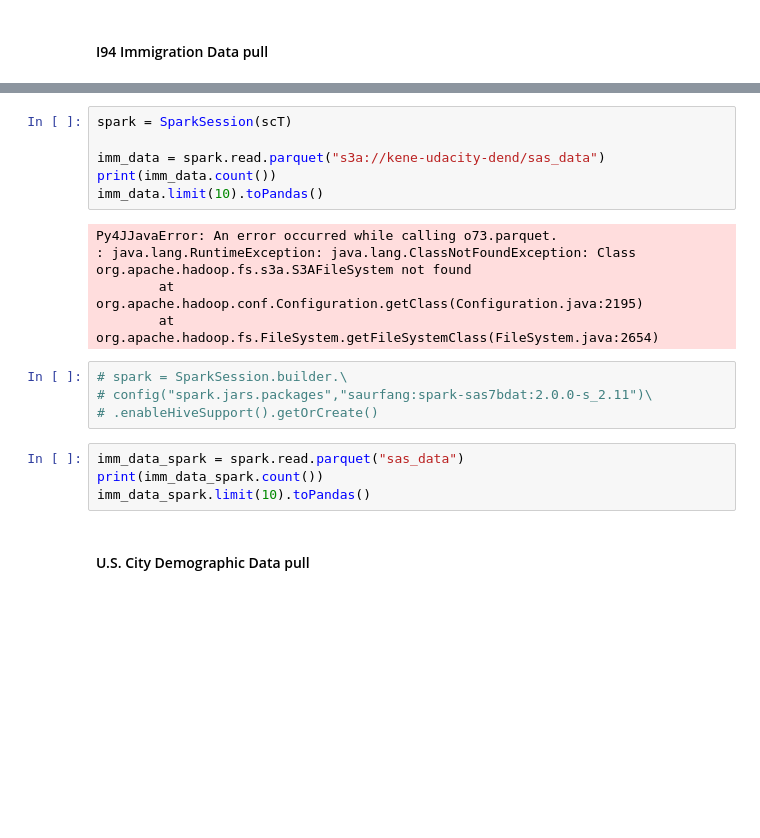
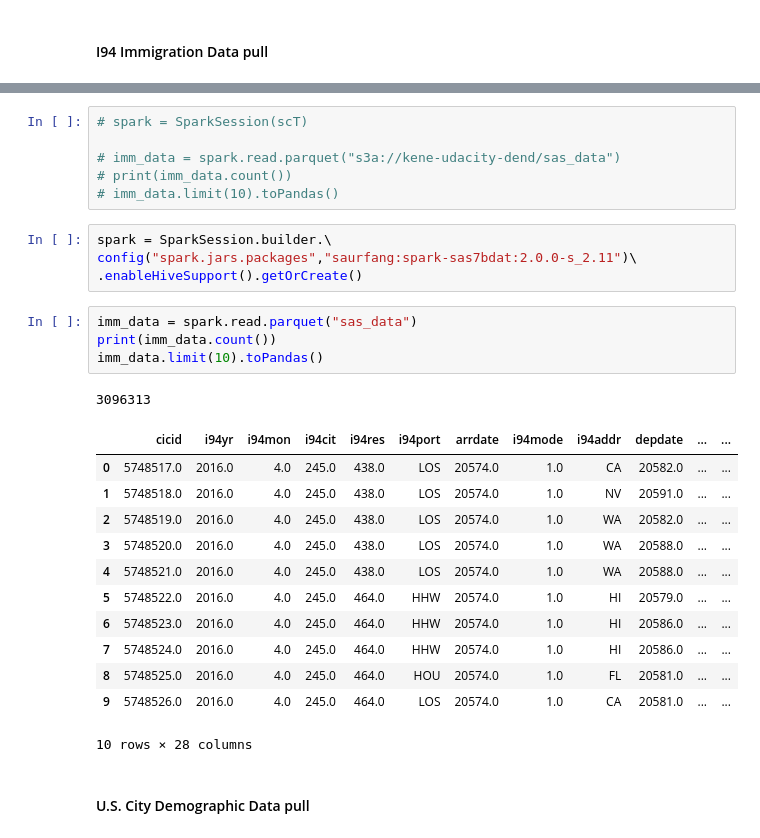
Before and after one commit to kudeh/udacity-dend-capstone, a Jupyter notebook: Capstone EDA.ipynb, the cells around one changed output, grey strips where cells are left out. Cells and saved outputs as stored; diff of their text form; blank space fills up the shorter version.

```diff
--- a/Capstone EDA.ipynb
+++ b/Capstone EDA.ipynb
@@ -86,22 +70,31 @@ ValueError: Cannot run multiple SparkContexts at once; existing SparkContext(app
 # %%
-spark = SparkSession(scT)
+# spark = SparkSession(scT)
 
-imm_data = spark.read.parquet("s3a://kene-udacity-dend/sas_data")
-print(imm_data.count())
-imm_data.limit(10).toPandas()
+# imm_data = spark.read.parquet("s3a://kene-udacity-dend/sas_data")
+# print(imm_data.count())
+# imm_data.limit(10).toPandas()
-# %% [output]
-Py4JJavaError: An error occurred while calling o73.parquet.
-: java.lang.RuntimeException: java.lang.ClassNotFoundException: Class org.apache.hadoop.fs.s3a.S3AFileSystem not found
-        at org.apache.hadoop.conf.Configuration.getClass(Configuration.java:2195)
-        at org.apache.hadoop.fs.FileSystem.getFileSystemClass(FileSystem.java:2654)
 # %%
-# spark = SparkSession.builder.\
-# config("spark.jars.packages","saurfang:spark-sas7bdat:2.0.0-s_2.11")\
-# .enableHiveSupport().getOrCreate()
+spark = SparkSession.builder.\
+config("spark.jars.packages","saurfang:spark-sas7bdat:2.0.0-s_2.11")\
+.enableHiveSupport().getOrCreate()
 # %%
-imm_data_spark = spark.read.parquet("sas_data")
-print(imm_data_spark.count())
-imm_data_spark.limit(10).toPandas()
+imm_data = spark.read.parquet("sas_data")
+print(imm_data.count())
+imm_data.limit(10).toPandas()
+# %% [output]
+3096313
+|  | cicid | i94yr | i94mon | i94cit | i94res | i94port | arrdate | i94mode | i94addr | depdate | ... | ... |
+| 0 | 5748517.0 | 2016.0 | 4.0 | 245.0 | 438.0 | LOS | 20574.0 | 1.0 | CA | 20582.0 | ... | ... |
+| 1 | 5748518.0 | 2016.0 | 4.0 | 245.0 | 438.0 | LOS | 20574.0 | 1.0 | NV | 20591.0 | ... | ... |
+| 2 | 5748519.0 | 2016.0 | 4.0 | 245.0 | 438.0 | LOS | 20574.0 | 1.0 | WA | 20582.0 | ... | ... |
+| 3 | 5748520.0 | 2016.0 | 4.0 | 245.0 | 438.0 | LOS | 20574.0 | 1.0 | WA | 20588.0 | ... | ... |
+| 4 | 5748521.0 | 2016.0 | 4.0 | 245.0 | 438.0 | LOS | 20574.0 | 1.0 | WA | 20588.0 | ... | ... |
+| 5 | 5748522.0 | 2016.0 | 4.0 | 245.0 | 464.0 | HHW | 20574.0 | 1.0 | HI | 20579.0 | ... | ... |
+| 6 | 5748523.0 | 2016.0 | 4.0 | 245.0 | 464.0 | HHW | 20574.0 | 1.0 | HI | 20586.0 | ... | ... |
+| 7 | 5748524.0 | 2016.0 | 4.0 | 245.0 | 464.0 | HHW | 20574.0 | 1.0 | HI | 20586.0 | ... | ... |
+| 8 | 5748525.0 | 2016.0 | 4.0 | 245.0 | 464.0 | HOU | 20574.0 | 1.0 | FL | 20581.0 | ... | ... |
+| 9 | 5748526.0 | 2016.0 | 4.0 | 245.0 | 464.0 | LOS | 20574.0 | 1.0 | CA | 20581.0 | ... | ... |
+10 rows × 28 columns
 # %% [markdown]
 #### U.S. City Demographic Data pull
 # %%
```
Also changed, not shown: parts of 8 cells of this notebook, 1 other file.
